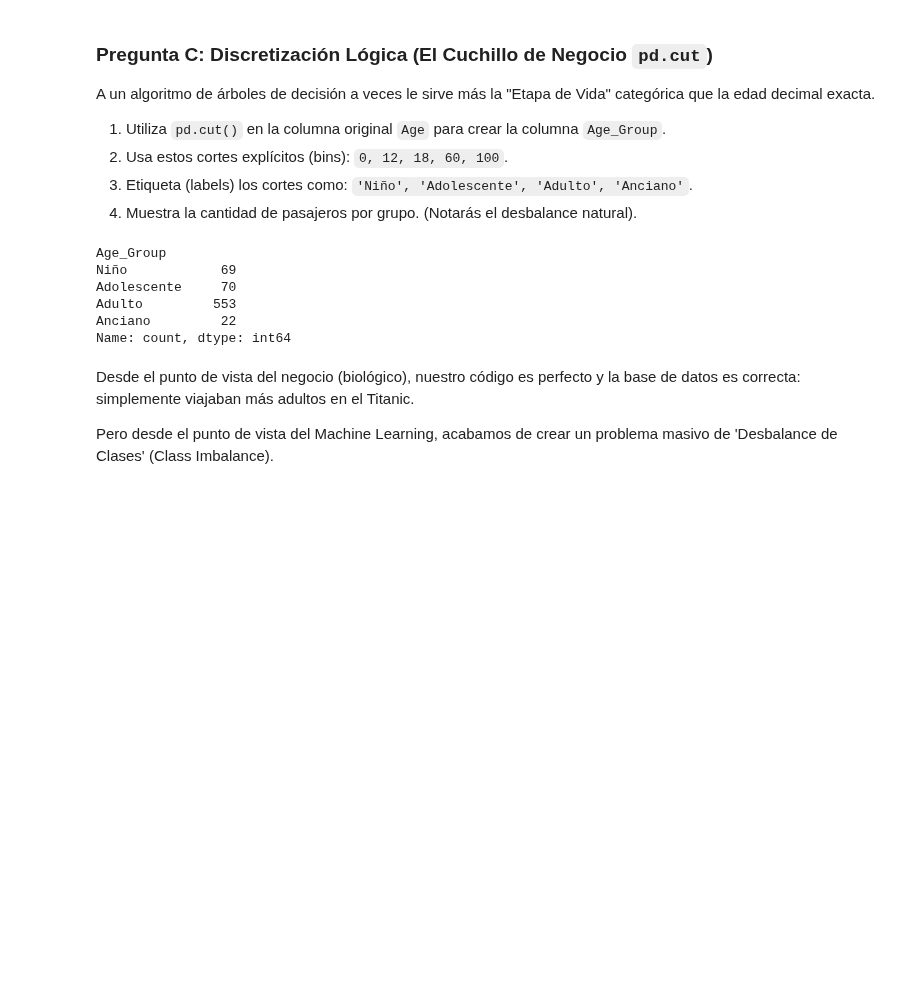
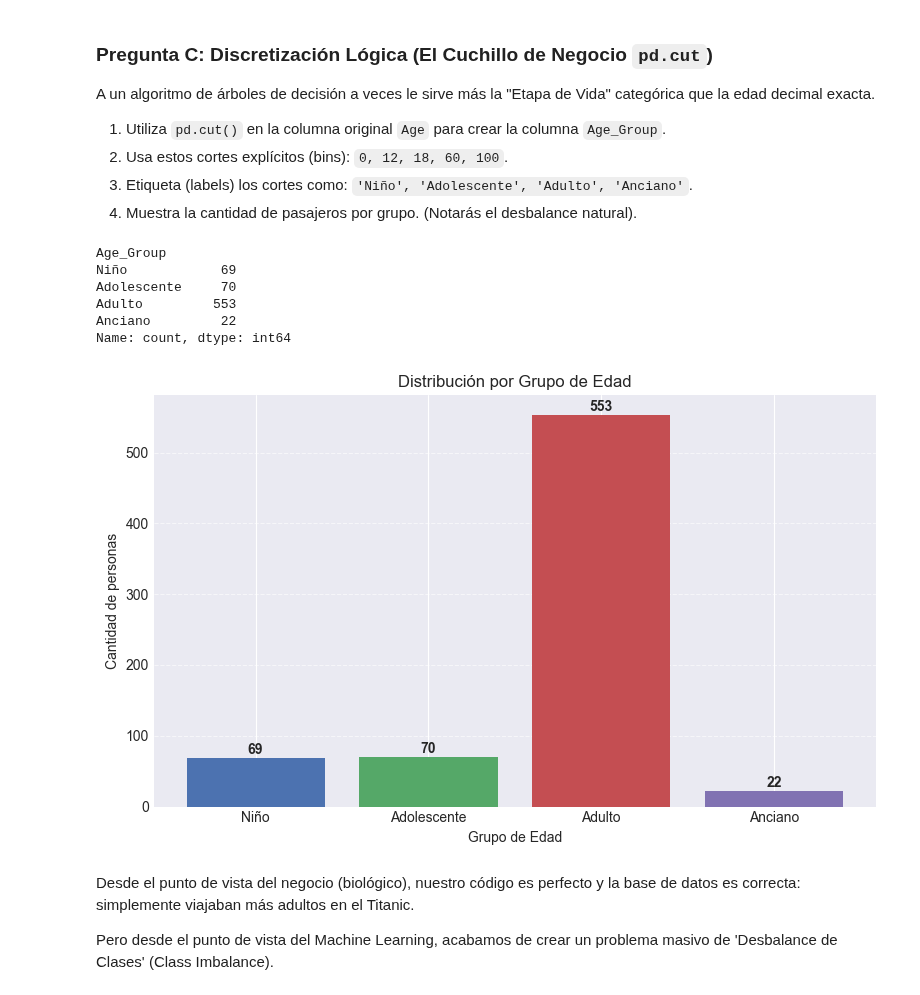
Before and after one commit to KamiChips/Data-Mining, a Jupyter notebook: 05-DataGeometry_1.ipynb, the cells around one changed output. Saved outputs shown, nothing was run; the diff lists cells and outputs as text; code cells hidden in the pictures; blank space fills up the shorter version.

```diff
--- a/05-DataGeometry_1.ipynb
+++ b/05-DataGeometry_1.ipynb
@@ -158,18 +158,32 @@ A un algoritmo de árboles de decisión a veces le sirve más la "Etapa de Vida"
 # %%
 # Escribe tu código aquí:
 cortes = [0, 12, 18, 60, 100]
 labels = ['Niño', 'Adolescente', 'Adulto', 'Anciano']
 
 df['Age_Group'] = pd.cut(df['Age'], bins=cortes, labels=labels)
 counts = df['Age_Group'].value_counts().sort_index()
 print(counts)
+
+plt.figure(figsize=(8, 5))
+plt.bar(counts.index.astype(str), counts.values, color=['#4C72B0', '#55A868', '#C44E52', '#8172B2'])
+plt.title('Distribución por Grupo de Edad')
+plt.xlabel('Grupo de Edad')
+plt.ylabel('Cantidad de personas')
+plt.grid(axis='y', linestyle='--', alpha=0.6)
+
+for i, v in enumerate(counts.values):
+    plt.text(i, v + max(counts.values)*0.01, str(v), ha='center', fontweight='bold')
+
+plt.tight_layout()
+plt.show()
 # %% [output]
 Age_Group
 Niño            69
 Adolescente     70
 Adulto         553
 Anciano         22
 Name: count, dtype: int64
+[figure, added]
 # %% [markdown]
 Desde el punto de vista del negocio (biológico), nuestro código es perfecto y la base de datos es correcta: simplemente viajaban más adultos en el Titanic.
 
```
Also changed, not shown: parts of 1 cell of this notebook.
